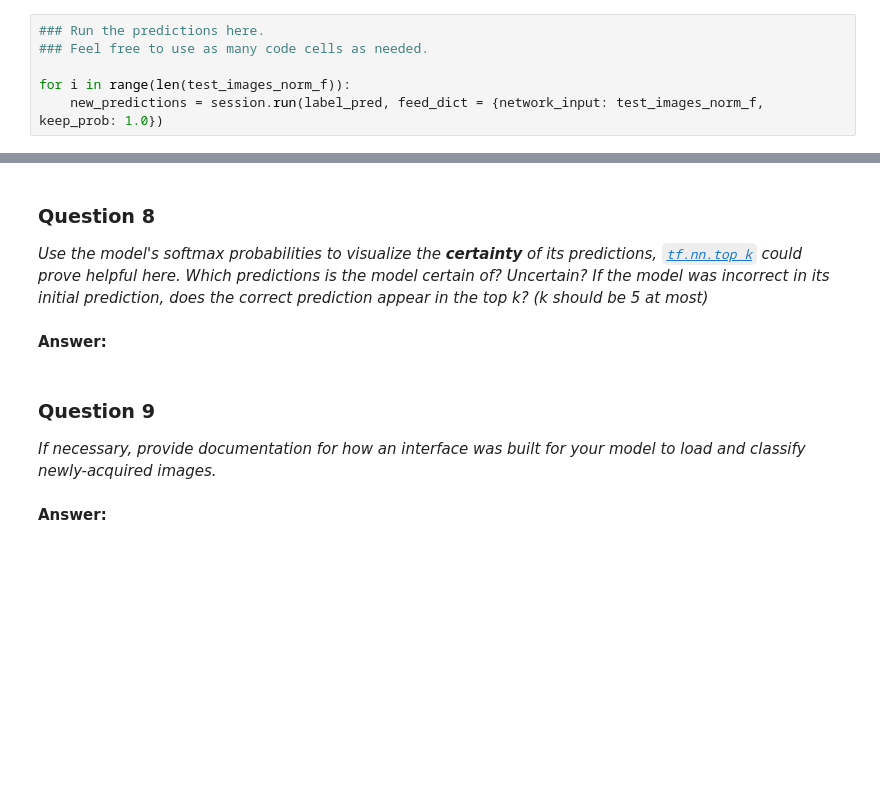
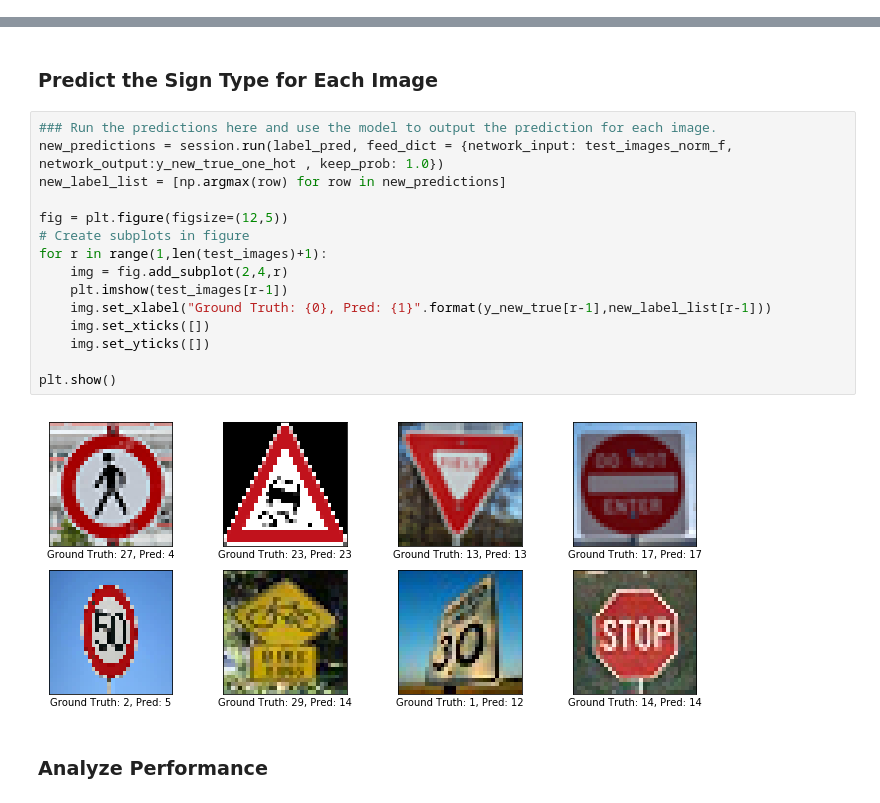
Before and after one commit to sahiljuneja/Udacity-SDCND-Term-1, a Jupyter notebook: Term-1/P2-Traffic-Sign-Classifier/Traffic_Signs_Recognition_CNN.ipynb, the cells around one changed output, grey strips where cells are left out. Drawn from its saved outputs; the diff is of its cells as text; blank space fills up the shorter version.

```diff
--- a/Term-1/P2-Traffic-Sign-Classifier/Traffic_Signs_Recognition_CNN.ipynb
+++ b/Term-1/P2-Traffic-Sign-Classifier/Traffic_Signs_Recognition_CNN.ipynb
@@ -588,6 +579,0 @@ _Choose five candidate images of traffic signs and provide them in the report. A
-# %%
-### Run the predictions here.
-### Feel free to use as many code cells as needed.
-
-for i in range(len(test_images_norm_f)):
-    new_predictions = session.run(label_pred, feed_dict = {network_input: test_images_norm_f, keep_prob: 1.0})
@@ -603,11 +580,21 @@ _Is your model able to perform equally well on captured pictures or a live camer
-# %% [markdown]
-### Question 8
-
-*Use the model's softmax probabilities to visualize the **certainty** of its predictions, [`tf.nn.top_k`](https://www.tensorflow.org/versions/r0.11/api_docs/python/nn.html#top_k) could prove helpful here. Which predictions is the model certain of? Uncertain? If the model was incorrect in its initial prediction, does the correct prediction appear in the top k? (k should be 5 at most)*
-# %% [markdown]
-**Answer:**
-# %% [markdown]
-### Question 9
-_If necessary, provide documentation for how an interface was built for your model to load and classify newly-acquired images._
-# %% [markdown]
-**Answer:**
+# %% [markdown]
+### Predict the Sign Type for Each Image
+# %%
+### Run the predictions here and use the model to output the prediction for each image.
+new_predictions = session.run(label_pred, feed_dict = {network_input: test_images_norm_f, network_output:y_new_true_one_hot , keep_prob: 1.0})
+new_label_list = [np.argmax(row) for row in new_predictions]
+
+fig = plt.figure(figsize=(12,5))
+# Create subplots in figure
+for r in range(1,len(test_images)+1):
+    img = fig.add_subplot(2,4,r)
+    plt.imshow(test_images[r-1])
+    img.set_xlabel("Ground Truth: {0}, Pred: {1}".format(y_new_true[r-1],new_label_list[r-1]))
+    img.set_xticks([])
+    img.set_yticks([])
+
+plt.show()
+# %% [output]
+[figure, added]
+# %% [markdown]
+### Analyze Performance
```
Also changed, not shown: parts of 73 cells of this notebook, 7 other files.
